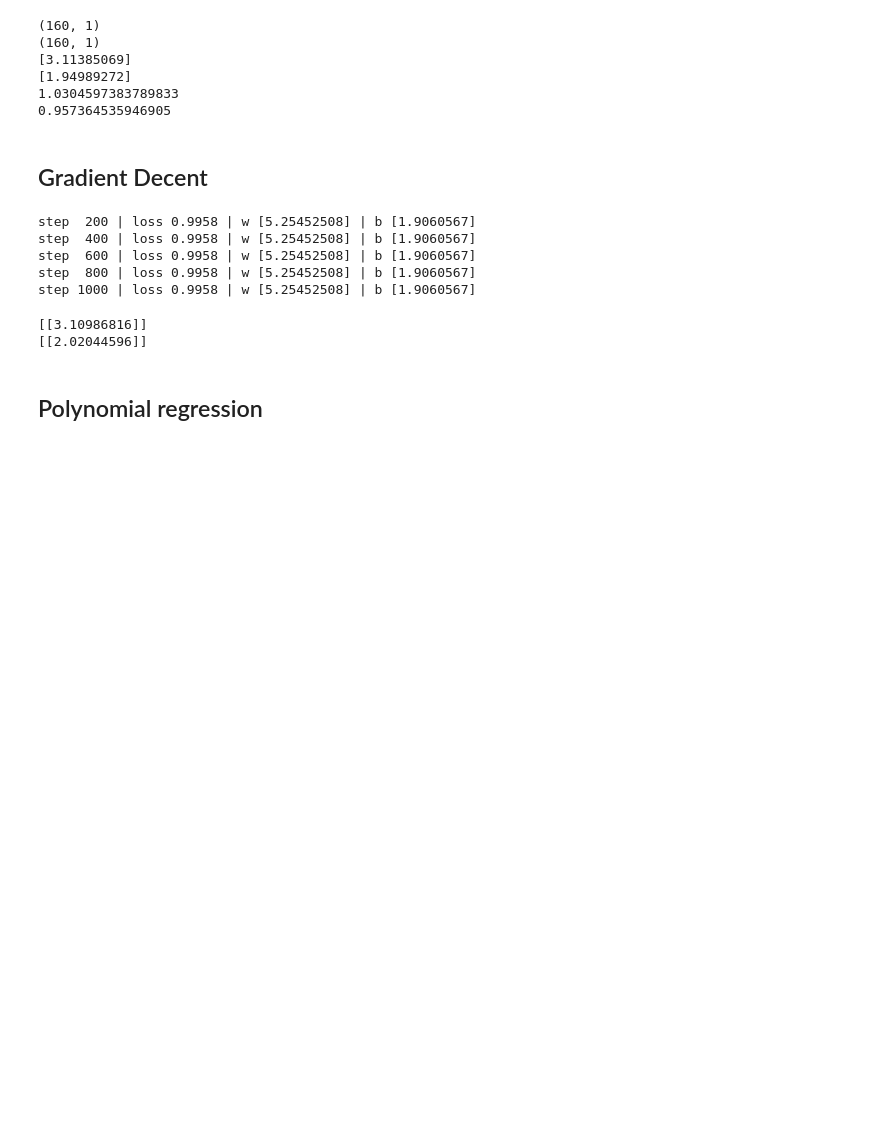
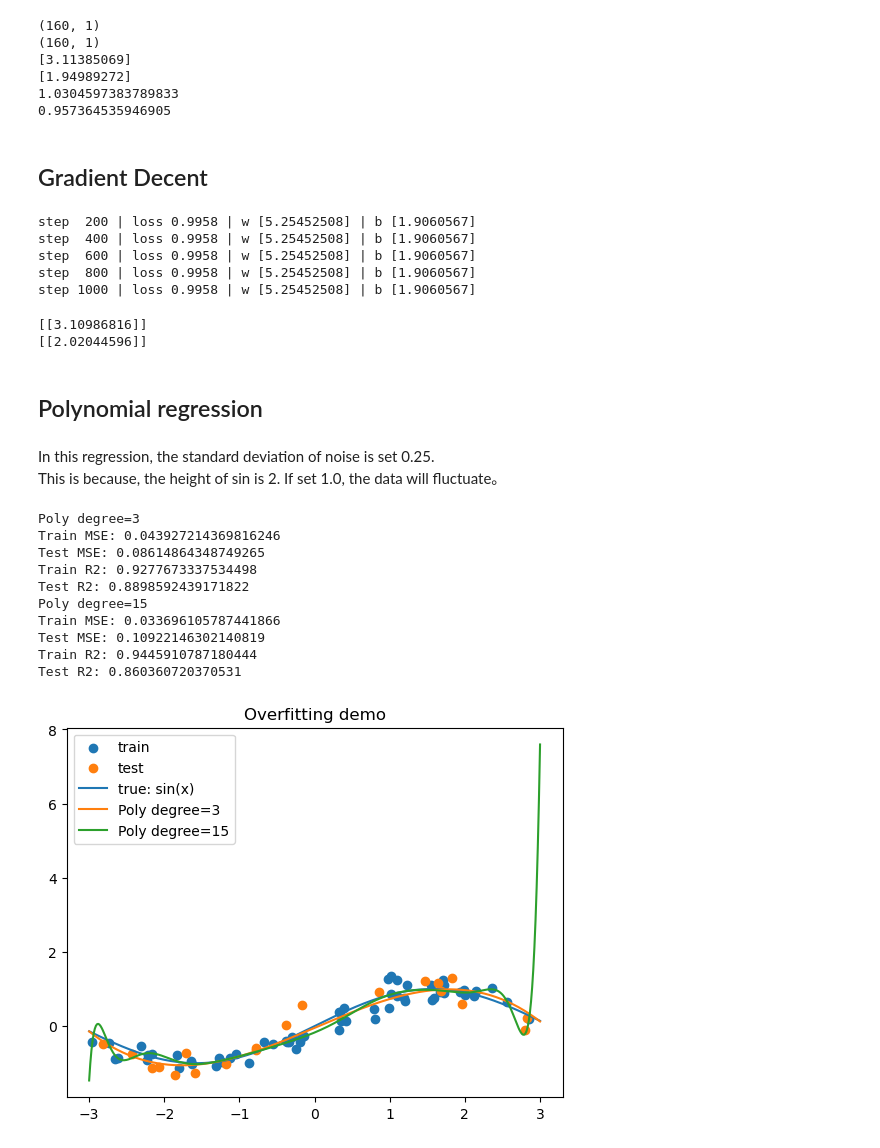
Before and after one commit to SylviaWwww/ML-From-Scratch, a Jupyter notebook: linear_regression_local/src/linreg_sklearn.ipynb, the cells around one changed output. Saved outputs shown, nothing was run; the diff lists cells and outputs as text; code cells hidden in the pictures; blank space fills up the shorter version.

Commit message:
Basic linear regression (Poly).

```diff
--- a/linear_regression_local/src/linreg_sklearn.ipynb
+++ b/linear_regression_local/src/linreg_sklearn.ipynb
@@ -98,0 +104,70 @@ print(b_raw)
+# %%
+def eval_model(model, X_train, X_test, y_train, y_test, name):
+  model.fit(X_train, y_train)
+  pred_tr = model.predict(X_train)
+  pred_te = model.predict(X_test)
+
+  mse_tr = mean_squared_error(y_train, pred_tr)
+  mse_te = mean_squared_error(y_test, pred_te)
+
+  r2_tr = r2_score(y_train, pred_tr)
+  r2_te = r2_score(y_test, pred_te)
+
+  print(name)
+  print("Train MSE:", mse_tr)
+  print("Test MSE:", mse_te)
+  print("Train R2:", r2_tr)
+  print("Test R2:", r2_te)
+
+  return model
+# %% [markdown]
+In this regression, the standard deviation of noise is set 0.25. <br>
+This is because, the height of sin is 2. If set 1.0, the data will fluctuate。
+# %%
+rng = np.random.default_rng(42)
+
+N = 80
+X = rng.uniform(-3, 3, size=(N, 1))
+y_true = np.sin(X)
+y = y_true + rng.normal(0, 0.25, size=(N, 1))
+
+X_train, X_test, y_train, y_test = train_test_split(X, y, test_size=0.25, random_state=42)
+
+deg_low = 3
+deg_high = 15
+
+model_low = Pipeline([
+  ("poly", PolynomialFeatures(degree=deg_low, include_bias=False)),
+  ("lin", LinearRegression())
+])
+
+model_high = Pipeline([
+  ("poly", PolynomialFeatures(degree=deg_high, include_bias=False)),
+  ("lin", LinearRegression())
+])
+
+model_low = eval_model(model_low, X_train, X_test, y_train, y_test, f"Poly degree={deg_low}")
+model_high = eval_model(model_high, X_train, X_test, y_train, y_test, f"Poly degree={deg_high}")
+
+xs = np.linspace(-3, 3, 400).reshape(-1, 1)
+plt.figure()
+plt.scatter(X_train, y_train, label="train")
+plt.scatter(X_test, y_test, label="test")
+plt.plot(xs, np.sin(xs), label="true: sin(x)")
+plt.plot(xs, model_low.predict(xs), label=f"Poly degree={deg_low}")
+plt.plot(xs, model_high.predict(xs), label=f"Poly degree={deg_high}")
+plt.legend()
+plt.title("Overfitting demo")
+plt.show()
+# %% [output]
+Poly degree=3
+Train MSE: 0.043927214369816246
+Test MSE: 0.08614864348749265
+Train R2: 0.9277673337534498
+Test R2: 0.8898592439171822
+Poly degree=15
+Train MSE: 0.033696105787441866
+Test MSE: 0.10922146302140819
+Train R2: 0.9445910787180444
+Test R2: 0.860360720370531
+[figure, added]
```
Also changed, not shown: parts of 1 cell of this notebook.
